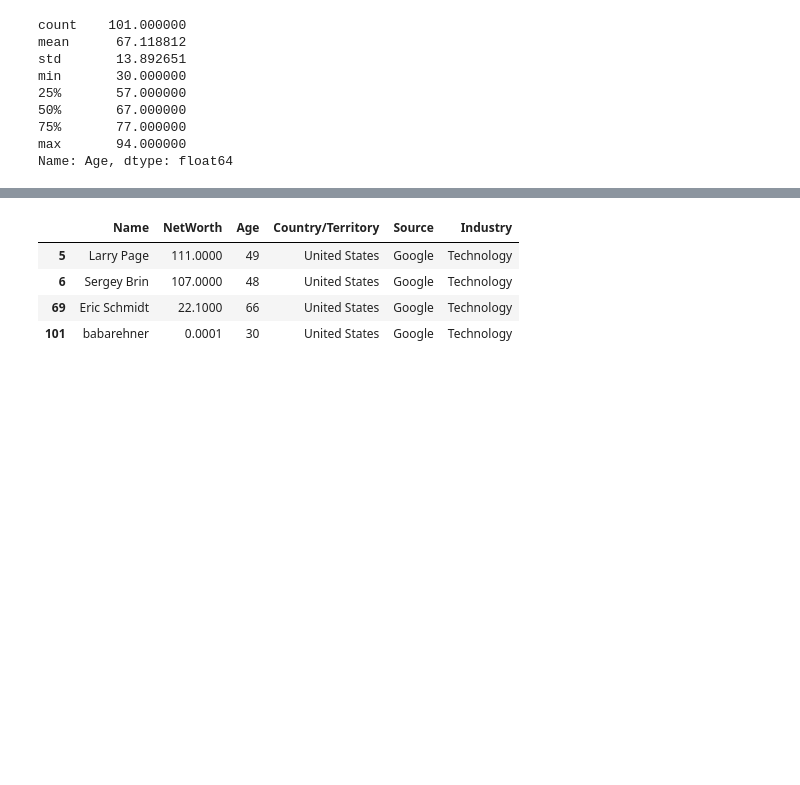
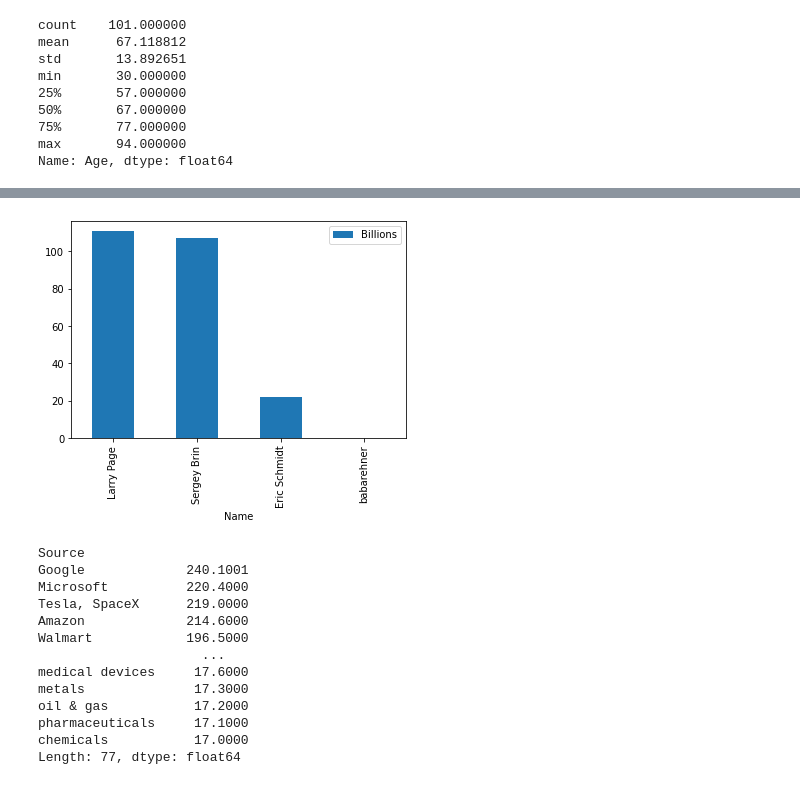
Before and after one commit to babarehner/jupiter-top_richest, a Jupyter notebook: df_Richies.ipynb, the cells around one changed output, grey strips where cells are left out. Cells and saved outputs as stored; diff of their text form; code cells hidden in the pictures; blank space fills up the shorter version.

Commit message:
Added google group

```diff
--- a/df_Richies.ipynb
+++ b/df_Richies.ipynb
@@ -123,0 +144,6 @@ df_me = df_richest.append({'Name':'babarehner', 'NetWorth':'$100,000', 'Age':30,
+# %%
+# create a dataframe to add a row into the data base
+# received warning that frame.append method is deprecated and should use concat
+df_new_guy = pd.DataFrame([['babarehner', '$100,000', 47, 'United States', 'Google', 'Technology']],
+                          columns=['Name', 'NetWorth', 'Age', 'Country/Territory','Source', 'Industry'])
+df_new_guy
@@ -123,0 +153,4 @@ df_me = df_richest.append({'Name':'babarehner', 'NetWorth':'$100,000', 'Age':30,
+# %%
+# add new_guy dataframe to richest dataframe
+df_richest = pd.concat([df_richest, df_new_guy], ignore_index=True)
+df_richest.tail()
@@ -124,9 +164,9 @@ df_me = df_richest.append({'Name':'babarehner', 'NetWorth':'$100,000', 'Age':30,
 # %%
 # Remove the '$' sign in 'NetWorth' column
-df_me['NetWorth'] = df_me['NetWorth'].replace('\$','', regex=True)
+df_richest['NetWorth'] = df_richest['NetWorth'].replace('\$','', regex=True)
 # Remove the ',' in the billions column
-df_me['NetWorth'] = df_me['NetWorth'].replace(',','', regex=True)
+df_richest['NetWorth'] = df_richest['NetWorth'].replace(',','', regex=True)
 # Change the 'NetWorth' column to float and remove all the divide by 1 billion
-df_me['NetWorth'] = (df_me['NetWorth'].astype(float))/1e9
+df_richest['NetWorth'] = (df_richest['NetWorth'].astype(float))/1e9
 # Change the column name fro 'NetWorth' to 'Billions' in the printout
-df_me.rename(columns={"NetWorth": "Billions"})
+df_richest = df_richest.rename(columns={"NetWorth": "Billions"})
@@ -168,0 +204,5 @@ plt.show()
+# %%
+# Show all the 'Google' source members
+grp = df_richest.groupby('Source')
+df_google = grp.get_group('Google')
+df_google
@@ -169,9 +215,25 @@ plt.show()
+# %%
+# plot bar graph of how much each google billionaire is worth
+df_google.plot( y='Billions', x='Name', kind='bar')
+plt.show()
+# %% [output]
+[figure, added]
 # %%
-grp = df_me.groupby('Source')
-grp.get_group('Google')
+# another way to get groups using lambda function
+grp = df_richest.groupby('Source').apply(lambda x: x['Billions'].sum()).sort_values(ascending = False)
+# grp.sort_values(ascending = False)
+grp
 # %% [output]
-|  | Name | NetWorth | Age | Country/Territory | Source | Industry |
-| 5 | Larry Page | 111.0000 | 49 | United States | Google | Technology |
-| 6 | Sergey Brin | 107.0000 | 48 | United States | Google | Technology |
-| 69 | Eric Schmidt | 22.1000 | 66 | United States | Google | Technology |
-| 101 | babarehner | 0.0001 | 30 | United States | Google | Technology |
+Source
+Google             240.1001
+Microsoft          220.4000
+Tesla, SpaceX      219.0000
+Amazon             214.6000
+Walmart            196.5000
+                     ...
+medical devices     17.6000
+metals              17.3000
+oil & gas           17.2000
+pharmaceuticals     17.1000
+chemicals           17.0000
+Length: 77, dtype: float64
```
Also changed, not shown: parts of 12 cells of this notebook.
